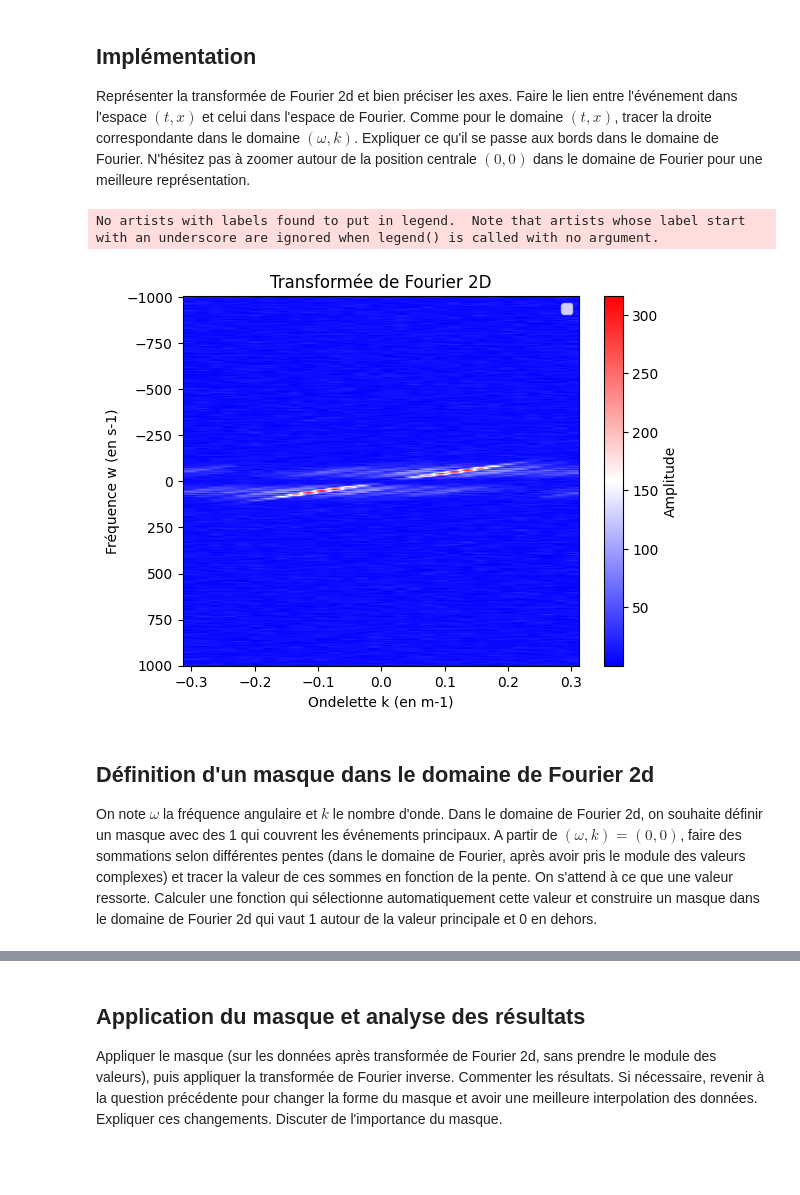
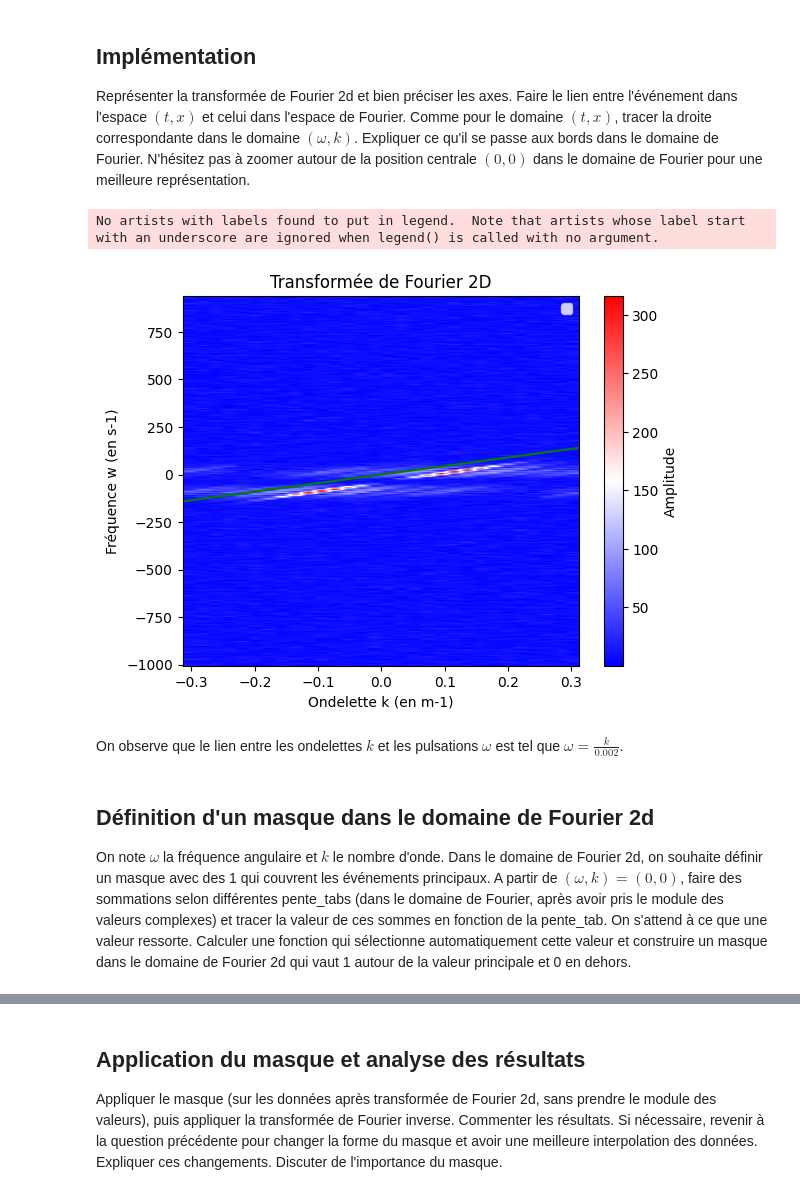
Before and after one commit to LucieTrolle/Projet-Traitement-du-Signal, a Jupyter notebook: Mini-projet Géophysique/mini_projet_geophysique.ipynb, the cells around one changed output, grey strips where cells are left out. Drawn from its saved outputs; the diff is of its cells as text; code cells hidden in the pictures; blank space fills up the shorter version.

```diff
--- a/Mini-projet Géophysique/mini_projet_geophysique.ipynb
+++ b/Mini-projet Géophysique/mini_projet_geophysique.ipynb
@@ -135,31 +144,36 @@ Représenter la transformée de Fourier 2d et bien préciser les axes. Faire le
 # %%
 # Calcul de la transformée de Fourier 2D
 tf = np.fft.fftshift(np.fft.fft2(gpanel1))
 # fftshift est utilisé pour recentrer les fréquences à zéro
 
 # Création des axes de fréquence (w) et d'onde (k)
 n = gpanel1.shape[0]
+m = gpanel1.shape[1]
 dt = np.abs(at[1] - at[0])
 dx = np.abs(ax[1] - ax[0])
-dw = 2 * np.pi / (n * dt)
+dw = 2 * np.pi / (m * dt)
 dk = 2 * np.pi / (n * dx)
-w = np.fft.fftshift(np.fft.fftfreq(n, dt)) * 2 * np.pi
+tf = np.fft.fftshift(np.fft.fft2(gpanel1))
+w = np.fft.fftshift(np.fft.fftfreq(m, dt)) * 2 * np.pi
 k = np.fft.fftshift(np.fft.fftfreq(n, dx)) * 2 * np.pi
 
 # Tracer la transformée de Fourier 2D
-
-plt.imshow(np.abs(tf), extent=[k[0], k[-1], w[-1], w[0]], aspect='auto')
+plt.imshow(np.abs(tf), extent=[k[0],k[-1],w[0],w[-1]], aspect='auto')
 plt.title('Transformée de Fourier 2D')
 plt.xlabel('Ondelette k (en m-1)')
 plt.ylabel('Fréquence w (en s-1)')
 plt.colorbar(label='Amplitude')
-
+plt.xlim(k[0],k[-1]) # Zoom (assez violent) pour mieux voir le signal de l'événement
+plt.ylim(w[0],w[-1])
+pente_droite=450
+plt.plot(k,k*pente_droite,c='green')
 plt.legend()
-
 plt.show()
 # %% [output]
 No artists with labels found to put in legend.  Note that artists whose label start with an underscore are ignored when legend() is called with no argument.
-[figure, old version]
+[figure, new version]
+# %% [markdown]
+On observe que le lien entre les ondelettes $k$ et les pulsations $\omega$ est tel que $ \omega =\frac{k}{0.002} $.
 # %% [markdown]
 ## Définition d'un masque dans le domaine de Fourier 2d
-On note $\omega$ la fréquence angulaire et $k$ le nombre d'onde. Dans le domaine de Fourier 2d, on souhaite définir un masque avec des 1 qui couvrent les événements principaux. A partir de $(\omega,k)=(0,0)$, faire des sommations selon différentes pentes (dans le domaine de Fourier, après avoir pris le module des valeurs complexes) et tracer la valeur de ces sommes en fonction de la pente. On s'attend à ce que une valeur ressorte. Calculer une fonction qui sélectionne automatiquement cette valeur et construire un masque dans le domaine de Fourier 2d qui vaut 1 autour de la valeur principale et 0 en dehors.
+On note $\omega$ la fréquence angulaire et $k$ le nombre d'onde. Dans le domaine de Fourier 2d, on souhaite définir un masque avec des 1 qui couvrent les événements principaux. A partir de $(\omega,k)=(0,0)$, faire des sommations selon différentes pente_tabs (dans le domaine de Fourier, après avoir pris le module des valeurs complexes) et tracer la valeur de ces sommes en fonction de la pente_tab. On s'attend à ce que une valeur ressorte. Calculer une fonction qui sélectionne automatiquement cette valeur et construire un masque dans le domaine de Fourier 2d qui vaut 1 autour de la valeur principale et 0 en dehors.
```
Also changed, not shown: parts of 18 cells of this notebook.
